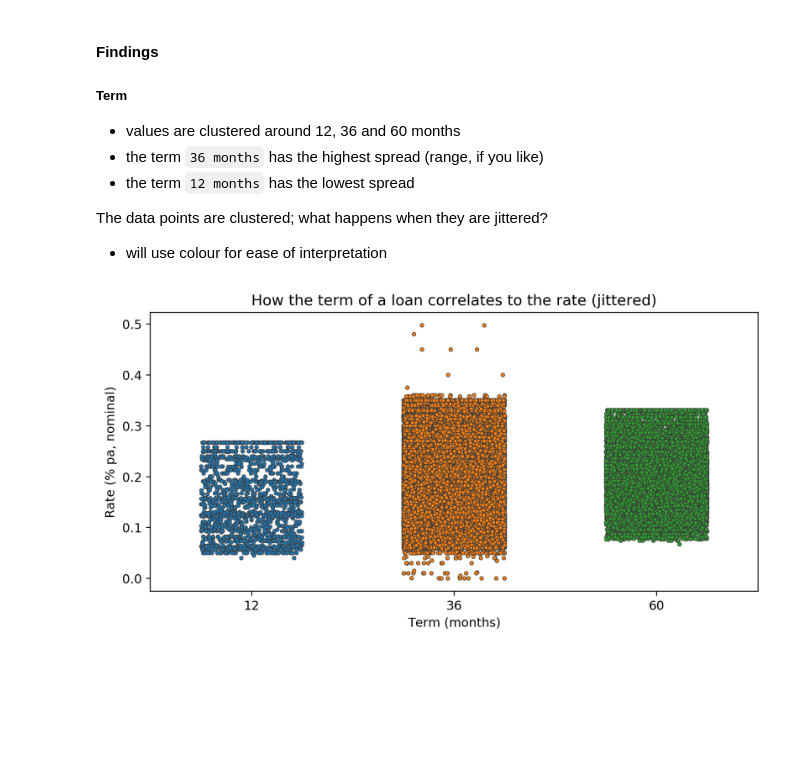
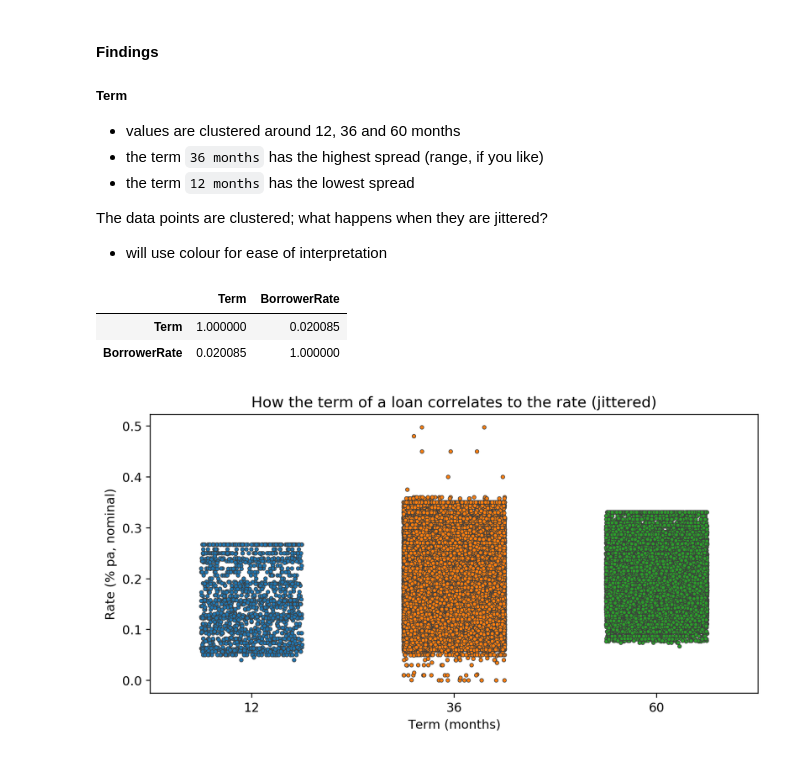
Before and after one commit to brk-a/alx-t-data-analyst, a Jupyter notebook: 0x02-project_3_visualise_data/Part_I_exploration_template.ipynb, the cells around one changed output. Drawn from its saved outputs; the diff is of its cells as text; code cells hidden in the pictures; blank space fills up the shorter version.

Commit message:
bi-variate exploration: part 1, term: complete

```diff
--- a/0x02-project_3_visualise_data/Part_I_exploration_template.ipynb
+++ b/0x02-project_3_visualise_data/Part_I_exploration_template.ipynb
@@ -981,6 +986,14 @@ plt.ylabel('Rate (% pa, nominal)');
 
 The data points are clustered; what happens when they are jittered?
    * will use colour for ease of interpretation
+# %%
+#correlation matrix of `Term` and `BorrowerRate`
+corr_df = pd.DataFrame([df.Term, df.BorrowerRate]).transpose()
+corr_df.corr()
+# %% [output]
+|  | Term | BorrowerRate |
+| Term | 1.000000 | 0.020085 |
+| BorrowerRate | 0.020085 | 1.000000 |
 # %%
 #jittered stripplot for `BorrowerRate` against `Term`
 
```
Also changed, not shown: parts of 13 cells of this notebook.
